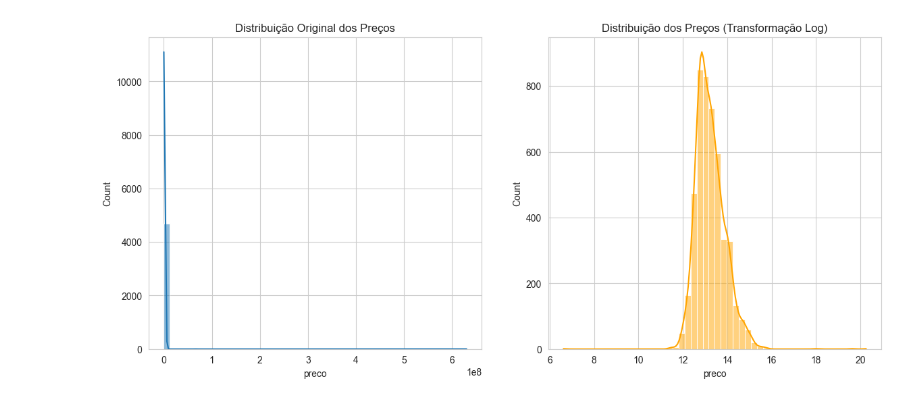
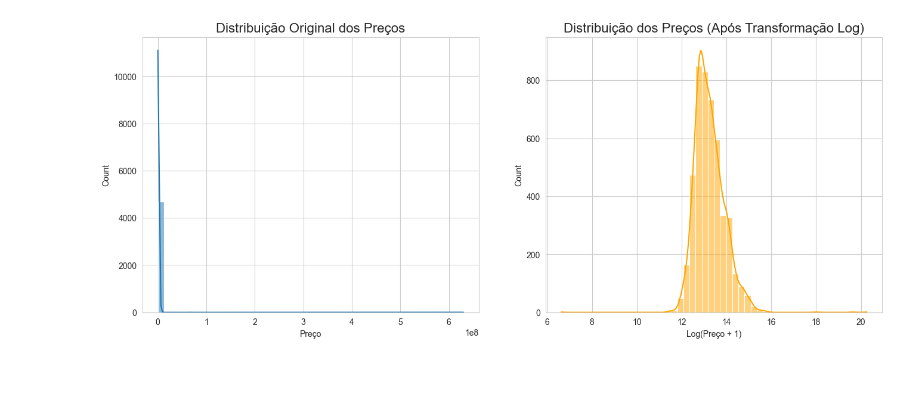
Before and after one commit to danilofroes/intro-machine-learning-UFRJ, a Jupyter notebook: Trabalho 2 - Regressão/regressao.ipynb, the cells around one changed output. Saved outputs shown, nothing was run; the diff lists cells and outputs as text; code cells hidden in the pictures; blank space fills up the shorter version.

```diff
--- a/Trabalho 2 - Regressão/regressao.ipynb
+++ b/Trabalho 2 - Regressão/regressao.ipynb
@@ -39,21 +147,24 @@ Tamanho do teste: (2000, 20)
 # %%
-# Histograma do preço original vs. transformado
+# Gráficos da distribuição do preço
+plt.figure(figsize=(16, 6))
 plt.subplot(1, 2, 1)
 sns.histplot(df_treinamento_raw['preco'], kde=True, bins=50)
-plt.title('Distribuição Original dos Preços')
+plt.title('Distribuição Original dos Preços', fontsize=16)
+plt.xlabel('Preço')
 
 plt.subplot(1, 2, 2)
 sns.histplot(np.log1p(df_treinamento_raw['preco']), kde=True, bins=50, color='orange')
-plt.title('Distribuição dos Preços (Transformação Log)')
+plt.title('Distribuição dos Preços (Após Transformação Log)', fontsize=16)
+plt.xlabel('Log(Preço + 1)')
 plt.show()
 
 # Definição da Métrica Customizada (RMSPE)
 def rmspe(y_true_log, y_pred_log):
     y_true = np.expm1(y_true_log)
     y_pred = np.expm1(y_pred_log)
     percentage_error = (y_true - y_pred) / y_true
     return np.sqrt(np.mean(np.square(percentage_error)))
 
 rmspe_scorer = make_scorer(rmspe, greater_is_better=False)
 # %% [output]
-[figure, old version]
+[figure, new version]
```
Also changed, not shown: parts of 18 cells of this notebook, 18 other files.
